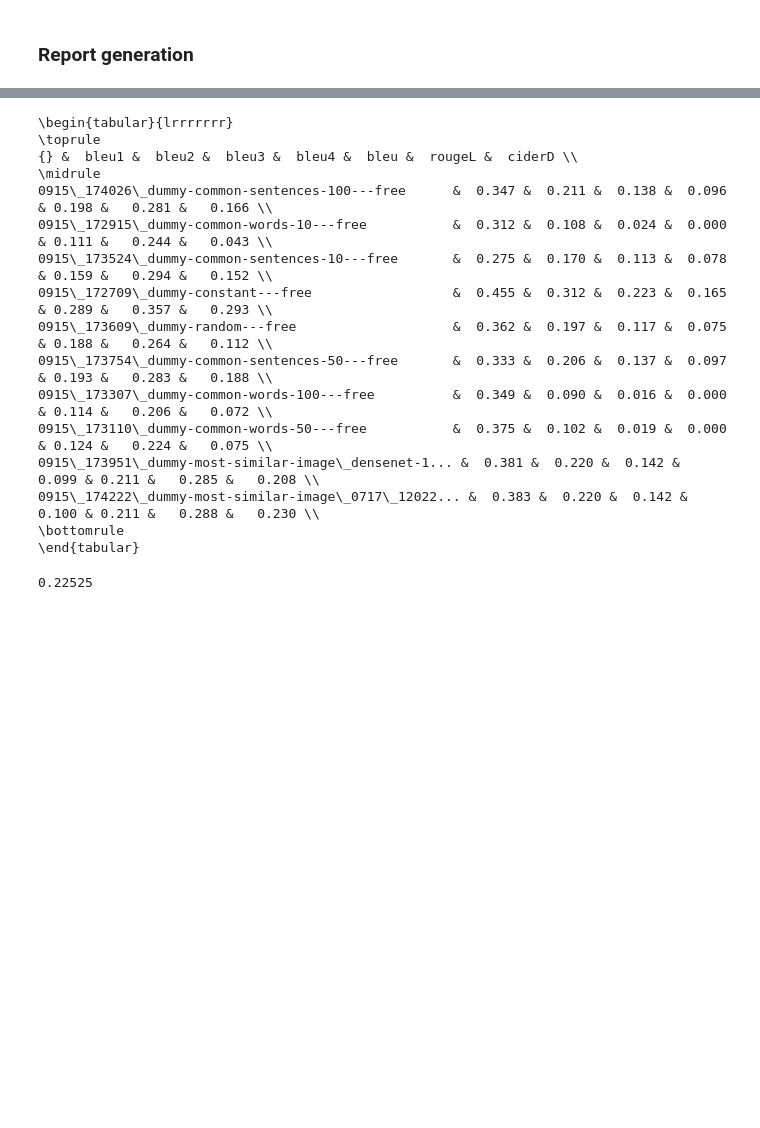
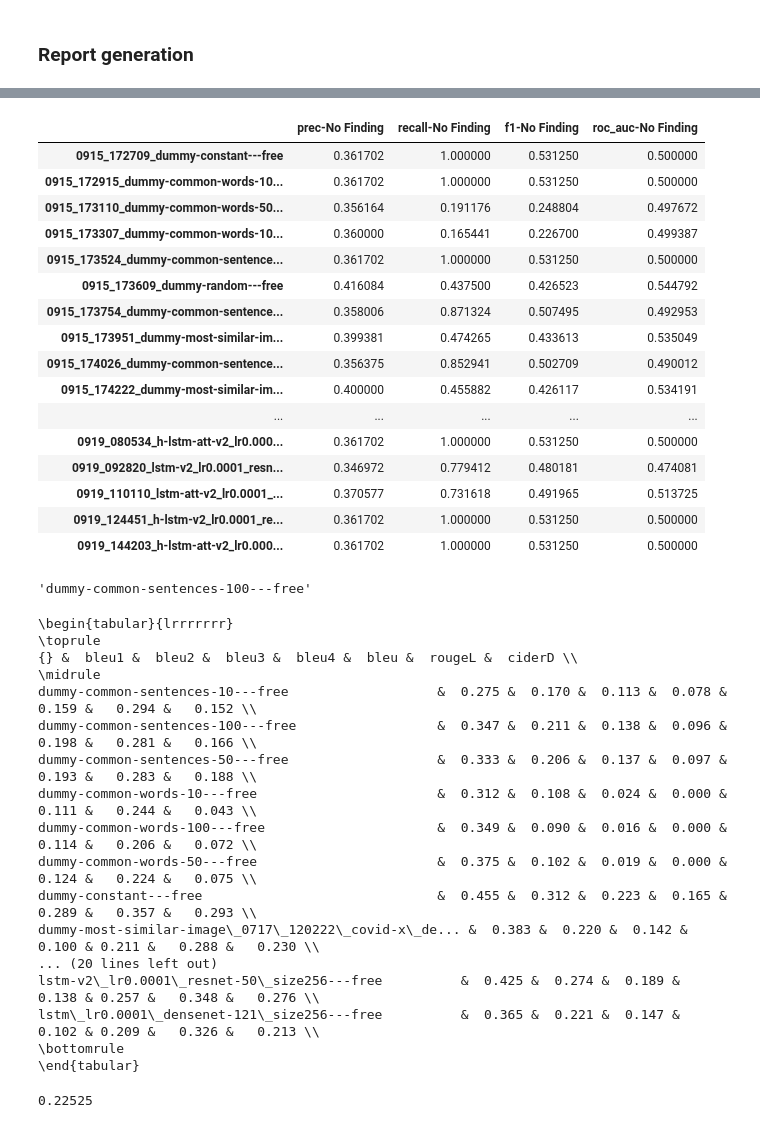
Before and after one commit to pdpino/medical-ai, a Jupyter notebook: medai/notebooks/results.ipynb, the cells around one changed output, grey strips where cells are left out. Saved outputs shown, nothing was run; the diff lists cells and outputs as text; code cells hidden in the pictures; blank space fills up the shorter version.

```diff
--- a/medai/notebooks/results.ipynb
+++ b/medai/notebooks/results.ipynb
@@ -68,6 +81 @@ def create_results_df(results, key):
     return df
-# %%
-# results_df_all = create_results_df(all_results, 'all')
-results_df_train = create_results_df(all_results, 'train')
-results_df_val = create_results_df(all_results, 'val')
-results_df_test = create_results_df(all_results, 'test')
@@ -78,6 +121,0 @@ METRICS = ['bleu1', 'bleu2', 'bleu3', 'bleu4', 'bleu', 'rougeL', 'ciderD']
-# %%
-contains = 'dummy'
-contains = '-free'
-
-results_df_val = results_df_val.loc[results_df_val.index.str.contains(contains)]
-results_df_test = results_df_test.loc[results_df_test.index.str.contains(contains)]
@@ -111,0 +138,28 @@ results_df_test[METRICS]
+# %%
+metrics = [
+    col
+    for col in RESULTS_DF.columns
+    # if col.startswith('recall')
+    # if col == 'recall-No Finding'
+    if 'No Finding' in col
+]
+# CHEXPERT_METRICS
+results_df_test[metrics].sort_index()
+# %% [output]
+|  | prec-No Finding | recall-No Finding | f1-No Finding | roc_auc-No Finding |
+| 0915_172709_dummy-constant---free | 0.361702 | 1.000000 | 0.531250 | 0.500000 |
+| 0915_172915_dummy-common-words-10... | 0.361702 | 1.000000 | 0.531250 | 0.500000 |
+| 0915_173110_dummy-common-words-50... | 0.356164 | 0.191176 | 0.248804 | 0.497672 |
+| 0915_173307_dummy-common-words-10... | 0.360000 | 0.165441 | 0.226700 | 0.499387 |
+| 0915_173524_dummy-common-sentence... | 0.361702 | 1.000000 | 0.531250 | 0.500000 |
+| 0915_173609_dummy-random---free | 0.416084 | 0.437500 | 0.426523 | 0.544792 |
+| 0915_173754_dummy-common-sentence... | 0.358006 | 0.871324 | 0.507495 | 0.492953 |
+| 0915_173951_dummy-most-similar-im... | 0.399381 | 0.474265 | 0.433613 | 0.535049 |
+| 0915_174026_dummy-common-sentence... | 0.356375 | 0.852941 | 0.502709 | 0.490012 |
+| 0915_174222_dummy-most-similar-im... | 0.400000 | 0.455882 | 0.426117 | 0.534191 |
+| ... | ... | ... | ... | ... |
+| 0919_080534_h-lstm-att-v2_lr0.000... | 0.361702 | 1.000000 | 0.531250 | 0.500000 |
+| 0919_092820_lstm-v2_lr0.0001_resn... | 0.346972 | 0.779412 | 0.480181 | 0.474081 |
+| 0919_110110_lstm-att-v2_lr0.0001_... | 0.370577 | 0.731618 | 0.491965 | 0.513725 |
+| 0919_124451_h-lstm-v2_lr0.0001_re... | 0.361702 | 1.000000 | 0.531250 | 0.500000 |
+| 0919_144203_h-lstm-att-v2_lr0.000... | 0.361702 | 1.000000 | 0.531250 | 0.500000 |
@@ -112,27 +170,34 @@ results_df_test[METRICS]
+# %%
+s = '0915_174026_dummy-common-sentences-100---free'
+remove_timestamp(s)
+# %% [output]
+'dummy-common-sentences-100---free'
 # %%
 # print_columns = [
 #     c
 #     for c in results_df_test.columns
 #     if c != 'loss' and 'cm' not in c and c != 'word_acc'
 # ]
-print((results_df_test).to_latex(columns=METRICS,
-                                 float_format='%.3f',
-                                ))
+print(results_df_test.rename(index=remove_timestamp).sort_index().to_latex(
+    columns=METRICS,
+    float_format='%.3f',
+))
 # %% [output]
 \begin{tabular}{lrrrrrrr}
 \toprule
 {} &  bleu1 &  bleu2 &  bleu3 &  bleu4 &  bleu &  rougeL &  ciderD \\
 \midrule
-0915\_174026\_dummy-common-sentences-100---free      &  0.347 &  0.211 &  0.138 &  0.096 & 0.198 &   0.281 &   0.166 \\
-0915\_172915\_dummy-common-words-10---free           &  0.312 &  0.108 &  0.024 &  0.000 & 0.111 &   0.244 &   0.043 \\
-0915\_173524\_dummy-common-sentences-10---free       &  0.275 &  0.170 &  0.113 &  0.078 & 0.159 &   0.294 &   0.152 \\
-0915\_172709\_dummy-constant---free                  &  0.455 &  0.312 &  0.223 &  0.165 & 0.289 &   0.357 &   0.293 \\
-0915\_173609\_dummy-random---free                    &  0.362 &  0.197 &  0.117 &  0.075 & 0.188 &   0.264 &   0.112 \\
-0915\_173754\_dummy-common-sentences-50---free       &  0.333 &  0.206 &  0.137 &  0.097 & 0.193 &   0.283 &   0.188 \\
-0915\_173307\_dummy-common-words-100---free          &  0.349 &  0.090 &  0.016 &  0.000 & 0.114 &   0.206 &   0.072 \\
-0915\_173110\_dummy-common-words-50---free           &  0.375 &  0.102 &  0.019 &  0.000 & 0.124 &   0.224 &   0.075 \\
-0915\_173951\_dummy-most-similar-image\_densenet-1... &  0.381 &  0.220 &  0.142 &  0.099 & 0.211 &   0.285 &   0.208 \\
-0915\_174222\_dummy-most-similar-image\_0717\_12022... &  0.383 &  0.220 &  0.142 &  0.100 & 0.211 &   0.288 &   0.230 \\
+dummy-common-sentences-10---free                   &  0.275 &  0.170 &  0.113 &  0.078 & 0.159 &   0.294 &   0.152 \\
+dummy-common-sentences-100---free                  &  0.347 &  0.211 &  0.138 &  0.096 & 0.198 &   0.281 &   0.166 \\
+dummy-common-sentences-50---free                   &  0.333 &  0.206 &  0.137 &  0.097 & 0.193 &   0.283 &   0.188 \\
+dummy-common-words-10---free                       &  0.312 &  0.108 &  0.024 &  0.000 & 0.111 &   0.244 &   0.043 \\
+dummy-common-words-100---free                      &  0.349 &  0.090 &  0.016 &  0.000 & 0.114 &   0.206 &   0.072 \\
+dummy-common-words-50---free                       &  0.375 &  0.102 &  0.019 &  0.000 & 0.124 &   0.224 &   0.075 \\
+dummy-constant---free                              &  0.455 &  0.312 &  0.223 &  0.165 & 0.289 &   0.357 &   0.293 \\
+dummy-most-similar-image\_0717\_120222\_covid-x\_de... &  0.383 &  0.220 &  0.142 &  0.100 & 0.211 &   0.288 &   0.230 \\
+... (20 lines left out)
+lstm-v2\_lr0.0001\_resnet-50\_size256---free          &  0.425 &  0.274 &  0.189 &  0.138 & 0.257 &   0.348 &   0.276 \\
+lstm\_lr0.0001\_densenet-121\_size256---free          &  0.365 &  0.221 &  0.147 &  0.102 & 0.209 &   0.326 &   0.213 \\
 \bottomrule
 \end{tabular}
 # %%
```
Also changed, not shown: parts of 11 cells of this notebook, 5 other files.
